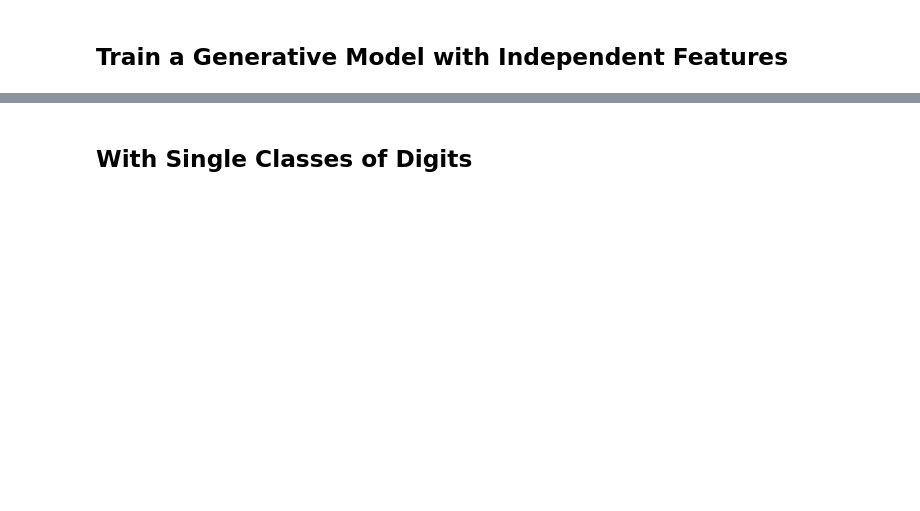
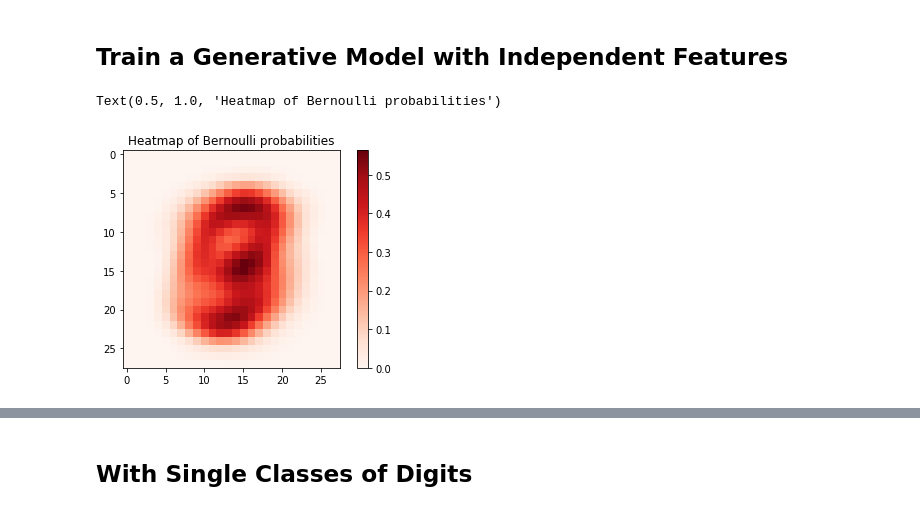
Before and after one commit to abidlabs/Deep-Generative-Models-Tutorial, a Jupyter notebook: 2. The Simplest Generative Models (Independent Features).ipynb, the cells around one changed output, grey strips where cells are left out. Cells and saved outputs as stored; diff of their text form; code cells hidden in the pictures; blank space fills up the shorter version.

```diff
--- a/2. The Simplest Generative Models (Independent Features).ipynb
+++ b/2. The Simplest Generative Models (Independent Features).ipynb
@@ -24,2 +41,10 @@ for i in range(n_show):
 # %% [markdown]
 ## Train a Generative Model with Independent Features
+# %%
+bernoulli_probabilities = np.sum(x_train, axis=0)/x_train.shape[0]
+plt.imshow(bernoulli_probabilities, cmap='Reds')
+plt.colorbar()
+plt.title('Heatmap of Bernoulli probabilities')
+# %% [output]
+Text(0.5, 1.0, 'Heatmap of Bernoulli probabilities')
+[figure, added]
```
Also changed, not shown: parts of 23 cells of this notebook, 1 other file.
